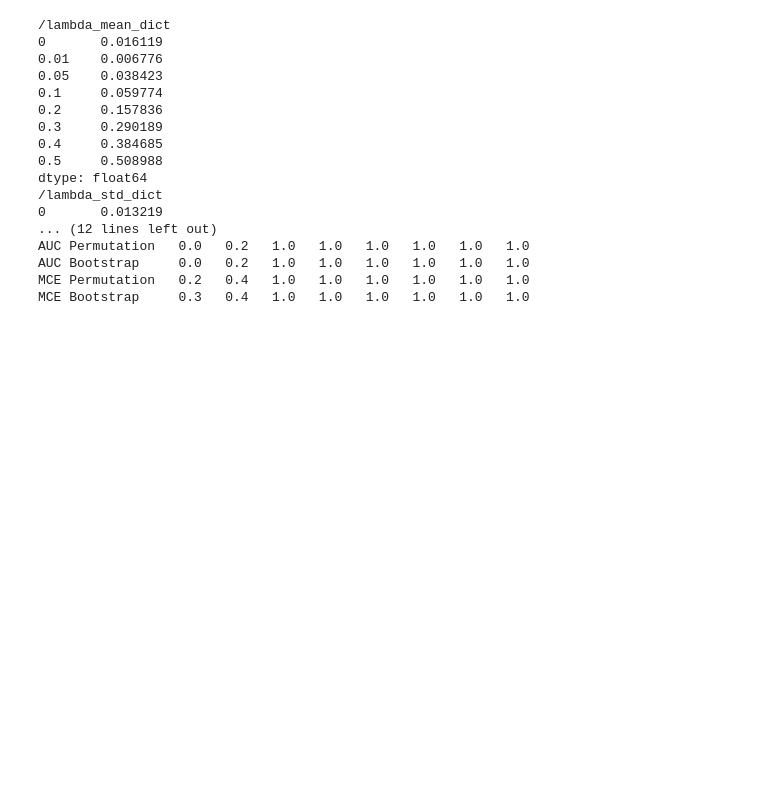
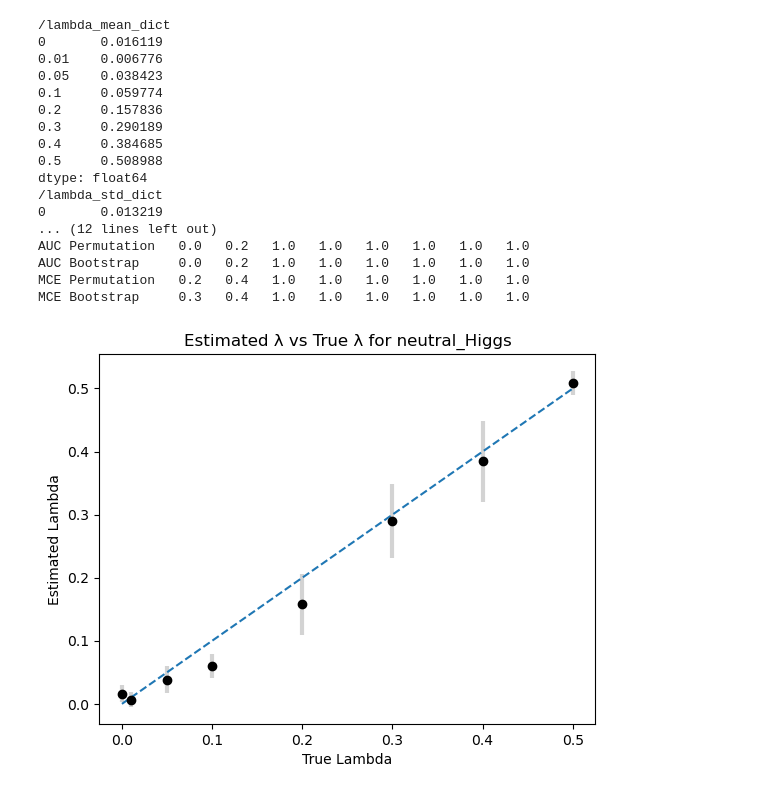
Before and after one commit to ZhengtingHe/ADwithNE, a Jupyter notebook: demo/results.ipynb, the cells around one changed output. Drawn from its saved outputs; the diff is of its cells as text; code cells hidden in the pictures; blank space fills up the shorter version.

Commit message:
Plot baseline

```diff
--- a/demo/results.ipynb
+++ b/demo/results.ipynb
@@ -9,5 +12,6 @@ h5file_name = "mlp_lambda_estimator_{}.h5".format(test_signal)
 # %%
-h5 = pd.HDFStore(h5file_name)
+h5 = pd.HDFStore(h5file_name, "r")
+h5_baseline = pd.HDFStore(baseline_h5file_name, "r")
 for key in h5.keys():
     print(key)
     print(h5[key])
@@ -29,3 +33,19 @@ AUC Permutation   0.0   0.2   1.0   1.0   1.0   1.0   1.0   1.0
 AUC Bootstrap     0.0   0.2   1.0   1.0   1.0   1.0   1.0   1.0
 MCE Permutation   0.2   0.4   1.0   1.0   1.0   1.0   1.0   1.0
 MCE Bootstrap     0.3   0.4   1.0   1.0   1.0   1.0   1.0   1.0
+# %%
+def plot_lambda(lambda_mean_dict, lambda_std_dict, signal):
+    x = np.array([float(key) for key in lambda_mean_dict.keys()])
+    y = np.array([lambda_mean_dict[key] for key in lambda_mean_dict.keys()])
+    yerr = np.array([lambda_std_dict[key] for key in lambda_std_dict.keys()])
+    plt.errorbar(x, y, yerr=yerr, fmt='o', color='black', ecolor='lightgray', elinewidth=3)
+    true_x = np.linspace(0, np.max(x), 10)
+    plt.plot(true_x, true_x, '--')
+    plt.xlabel("True Lambda")
+    plt.ylabel("Estimated Lambda")
+    plt.title("Estimated λ vs True λ for {}".format(signal))
+    plt.show()
+# %%
+plot_lambda(h5["lambda_mean_dict"].to_dict(), h5["lambda_std_dict"].to_dict(), test_signal)
+# %% [output]
+[figure, added]
```
Also changed, not shown: parts of 4 cells of this notebook, 7 other files.
